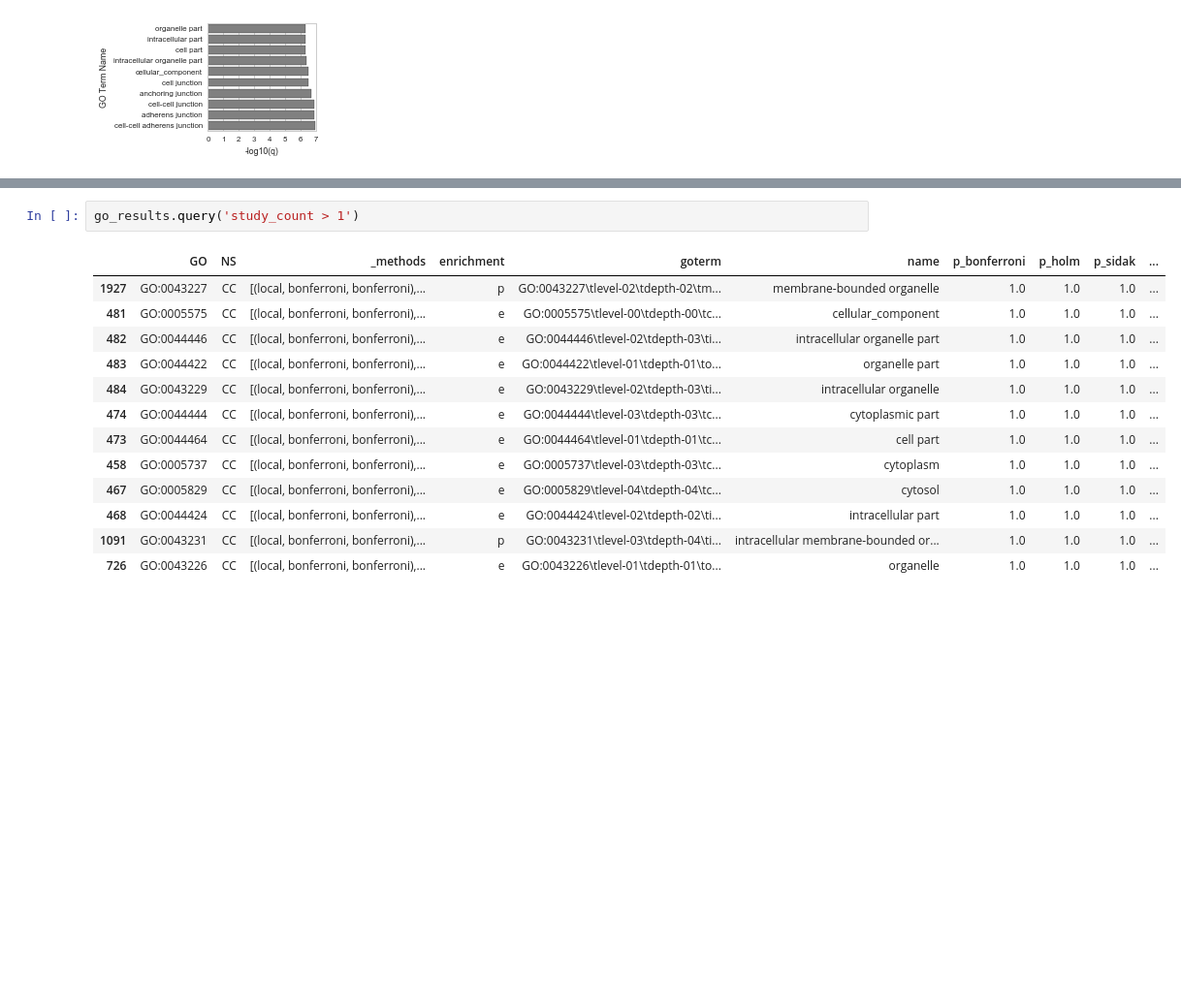
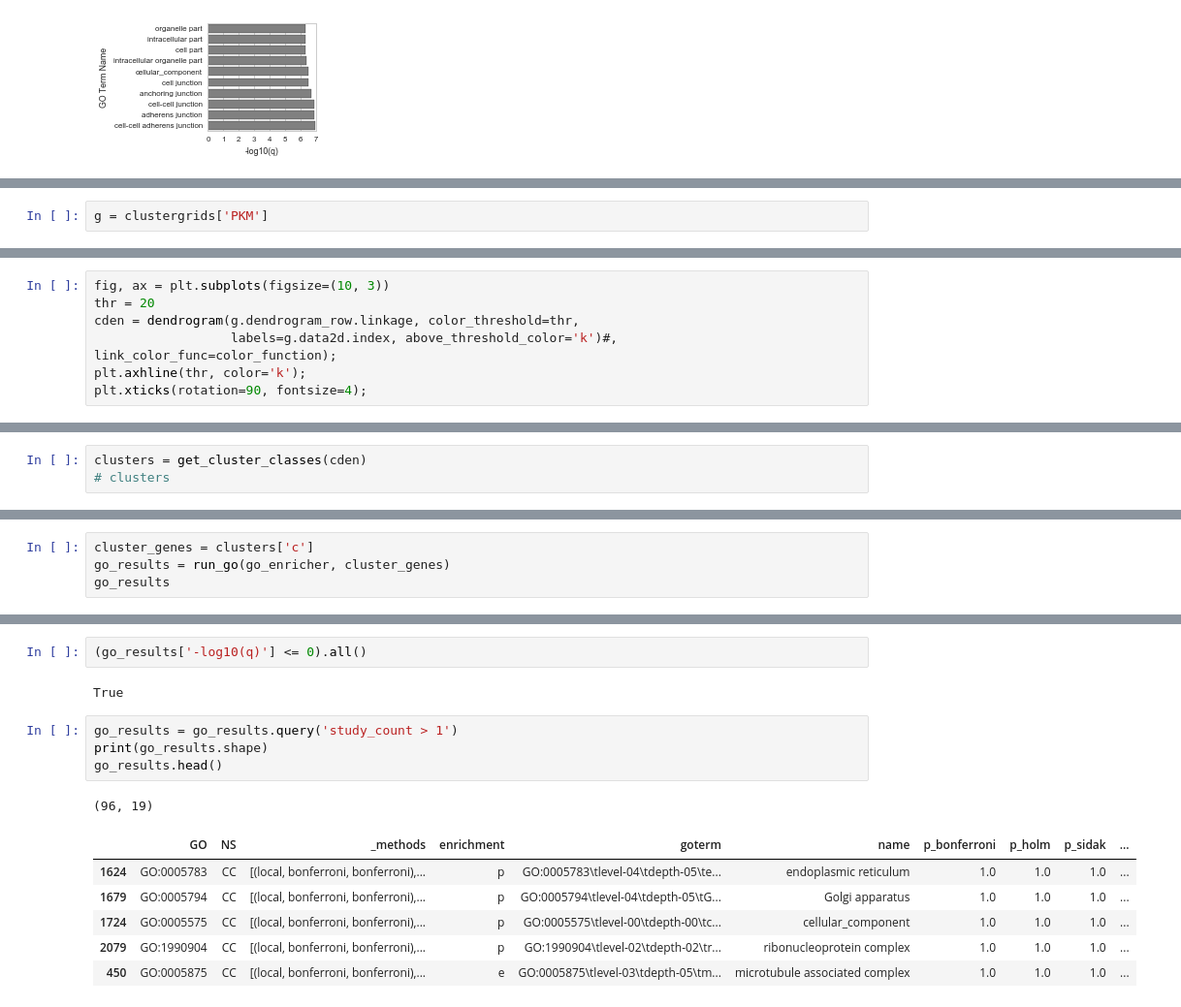
Before and after one commit to YeoLab/singlecell_pnm, a Jupyter notebook: 6._Figure_6/007_dig_into_correlations.ipynb, the cells around one changed output, grey strips where cells are left out. Shown at 97% size. Drawn from its saved outputs; the diff is of its cells as text; blank space fills up the shorter version.

```diff
--- a/6._Figure_6/007_dig_into_correlations.ipynb
+++ b/6._Figure_6/007_dig_into_correlations.ipynb
@@ -599,0 +774,2 @@ ValueError: min() arg is an empty sequence
+# %%
+g = clustergrids['PKM']
@@ -599,0 +784,7 @@ ValueError: min() arg is an empty sequence
+# %%
+fig, ax = plt.subplots(figsize=(10, 3))
+thr = 20
+cden = dendrogram(g.dendrogram_row.linkage, color_threshold=thr,
+                  labels=g.data2d.index, above_threshold_color='k')#, link_color_func=color_function);
+plt.axhline(thr, color='k');
+plt.xticks(rotation=90, fontsize=4);
@@ -599,0 +793,3 @@ ValueError: min() arg is an empty sequence
+# %%
+clusters = get_cluster_classes(cden)
+# clusters
@@ -599,0 +845,4 @@ ValueError: min() arg is an empty sequence
+# %%
+cluster_genes = clusters['c']
+go_results = run_go(go_enricher, cluster_genes)
+go_results
@@ -600,16 +874,16 @@ ValueError: min() arg is an empty sequence
+# %%
+(go_results['-log10(q)'] <= 0).all()
+# %% [output]
+True
 # %%
-go_results.query('study_count > 1')
+go_results = go_results.query('study_count > 1')
+print(go_results.shape)
+go_results.head()
 # %% [output]
+(96, 19)
 |  | GO | NS | _methods | enrichment | goterm | name | p_bonferroni | p_holm | p_sidak | ... |
-| 1927 | GO:0043227 | CC | [(local, bonferroni, bonferroni),... | p | GO:0043227\tlevel-02\tdepth-02\tm... | membrane-bounded organelle | 1.0 | 1.0 | 1.0 | ... |
-| 481 | GO:0005575 | CC | [(local, bonferroni, bonferroni),... | e | GO:0005575\tlevel-00\tdepth-00\tc... | cellular_component | 1.0 | 1.0 | 1.0 | ... |
-| 482 | GO:0044446 | CC | [(local, bonferroni, bonferroni),... | e | GO:0044446\tlevel-02\tdepth-03\ti... | intracellular organelle part | 1.0 | 1.0 | 1.0 | ... |
-| 483 | GO:0044422 | CC | [(local, bonferroni, bonferroni),... | e | GO:0044422\tlevel-01\tdepth-01\to... | organelle part | 1.0 | 1.0 | 1.0 | ... |
-| 484 | GO:0043229 | CC | [(local, bonferroni, bonferroni),... | e | GO:0043229\tlevel-02\tdepth-03\ti... | intracellular organelle | 1.0 | 1.0 | 1.0 | ... |
-| 474 | GO:0044444 | CC | [(local, bonferroni, bonferroni),... | e | GO:0044444\tlevel-03\tdepth-03\tc... | cytoplasmic part | 1.0 | 1.0 | 1.0 | ... |
-| 473 | GO:0044464 | CC | [(local, bonferroni, bonferroni),... | e | GO:0044464\tlevel-01\tdepth-01\tc... | cell part | 1.0 | 1.0 | 1.0 | ... |
-| 458 | GO:0005737 | CC | [(local, bonferroni, bonferroni),... | e | GO:0005737\tlevel-03\tdepth-03\tc... | cytoplasm | 1.0 | 1.0 | 1.0 | ... |
-| 467 | GO:0005829 | CC | [(local, bonferroni, bonferroni),... | e | GO:0005829\tlevel-04\tdepth-04\tc... | cytosol | 1.0 | 1.0 | 1.0 | ... |
-| 468 | GO:0044424 | CC | [(local, bonferroni, bonferroni),... | e | GO:0044424\tlevel-02\tdepth-02\ti... | intracellular part | 1.0 | 1.0 | 1.0 | ... |
-| 1091 | GO:0043231 | CC | [(local, bonferroni, bonferroni),... | p | GO:0043231\tlevel-03\tdepth-04\ti... | intracellular membrane-bounded or... | 1.0 | 1.0 | 1.0 | ... |
-| 726 | GO:0043226 | CC | [(local, bonferroni, bonferroni),... | e | GO:0043226\tlevel-01\tdepth-01\to... | organelle | 1.0 | 1.0 | 1.0 | ... |
+| 1624 | GO:0005783 | CC | [(local, bonferroni, bonferroni),... | p | GO:0005783\tlevel-04\tdepth-05\te... | endoplasmic reticulum | 1.0 | 1.0 | 1.0 | ... |
+| 1679 | GO:0005794 | CC | [(local, bonferroni, bonferroni),... | p | GO:0005794\tlevel-04\tdepth-05\tG... | Golgi apparatus | 1.0 | 1.0 | 1.0 | ... |
+| 1724 | GO:0005575 | CC | [(local, bonferroni, bonferroni),... | p | GO:0005575\tlevel-00\tdepth-00\tc... | cellular_component | 1.0 | 1.0 | 1.0 | ... |
+| 2079 | GO:1990904 | CC | [(local, bonferroni, bonferroni),... | p | GO:1990904\tlevel-02\tdepth-02\tr... | ribonucleoprotein complex | 1.0 | 1.0 | 1.0 | ... |
+| 450 | GO:0005875 | CC | [(local, bonferroni, bonferroni),... | e | GO:0005875\tlevel-03\tdepth-05\tm... | microtubule associated complex | 1.0 | 1.0 | 1.0 | ... |
```
Also changed, not shown: parts of 24 cells of this notebook, 5 other files.
